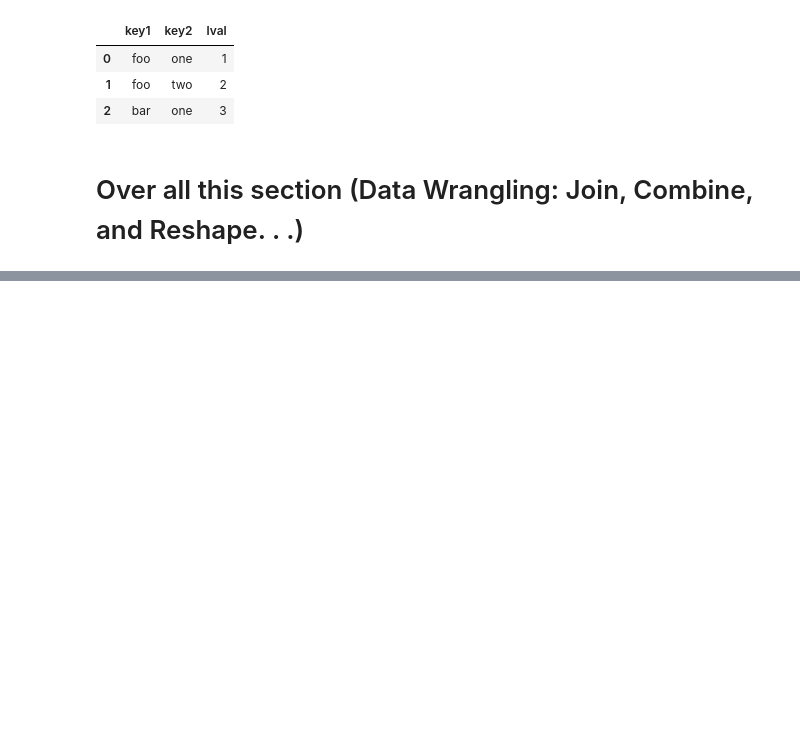
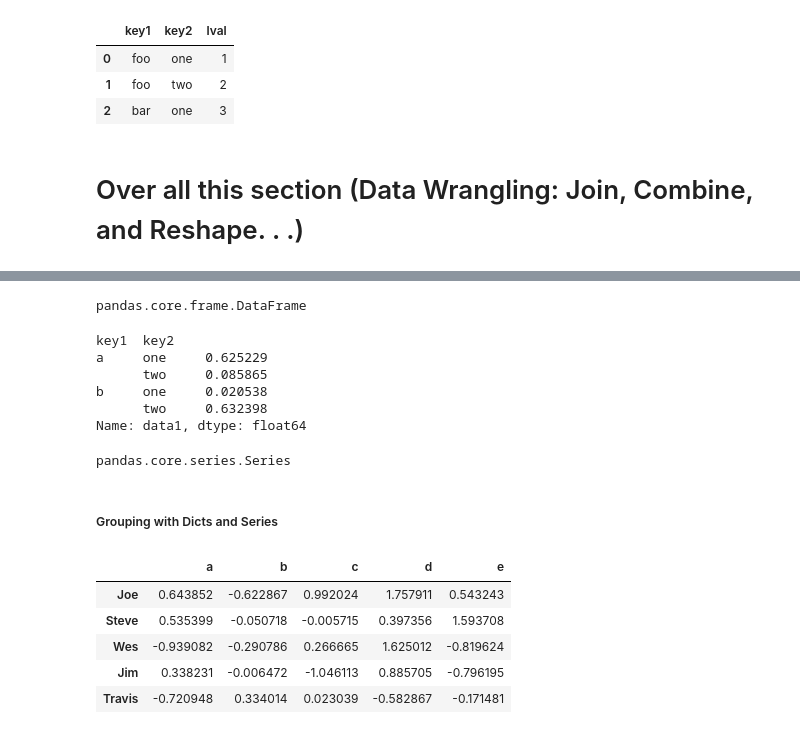
Before and after one commit to pappucode/data-science-with-Python, a Jupyter notebook: data_cleaning_and_preparation.ipynb, the cells around one changed output, grey strips where cells are left out. Drawn from its saved outputs; the diff is of its cells as text; code cells hidden in the pictures; blank space fills up the shorter version.

```diff
--- a/data_cleaning_and_preparation.ipynb
+++ b/data_cleaning_and_preparation.ipynb
@@ -999,0 +1102,31 @@ left
+# %%
+type(d)
+# %% [output]
+pandas.core.frame.DataFrame
+# %%
+s = df.groupby(['key1', 'key2'])['data1'].mean()
+s
+# %% [output]
+key1  key2
+a     one     0.625229
+      two     0.085865
+b     one     0.020538
+      two     0.632398
+Name: data1, dtype: float64
+# %%
+type(s)
+# %% [output]
+pandas.core.series.Series
+# %% [markdown]
+##### Grouping with Dicts and Series
+# %%
+people = pd.DataFrame(np.random.randn(5, 5), columns = ['a','b','c','d','e'],
+                     index = ['Joe', 'Steve', 'Wes', 'Jim', 'Travis'])
+people
+# %% [output]
+|  | a | b | c | d | e |
+| Joe | 0.643852 | -0.622867 | 0.992024 | 1.757911 | 0.543243 |
+| Steve | 0.535399 | -0.050718 | -0.005715 | 0.397356 | 1.593708 |
+| Wes | -0.939082 | -0.290786 | 0.266665 | 1.625012 | -0.819624 |
+| Jim | 0.338231 | -0.006472 | -1.046113 | 0.885705 | -0.796195 |
+| Travis | -0.720948 | 0.334014 | 0.023039 | -0.582867 | -0.171481 |
```
Also changed, not shown: parts of 20 cells of this notebook, 3 other files.
